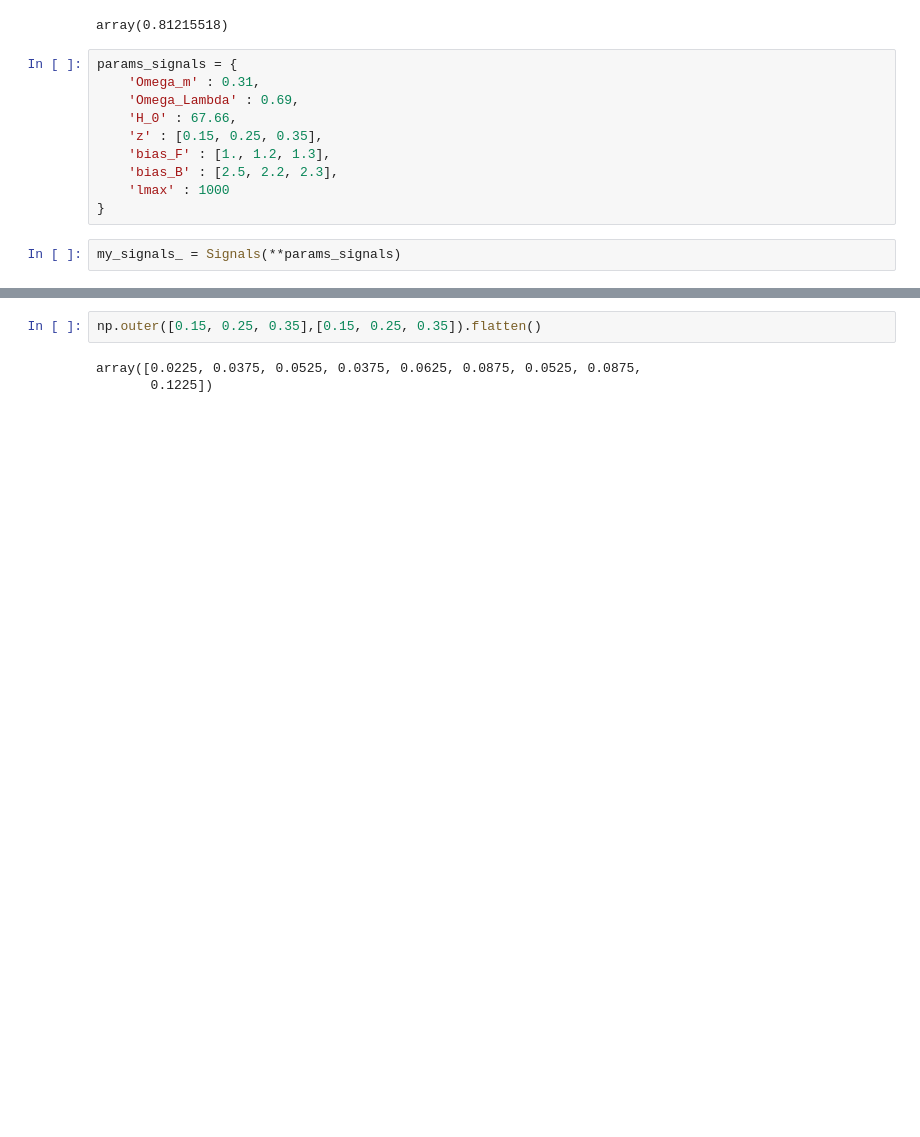
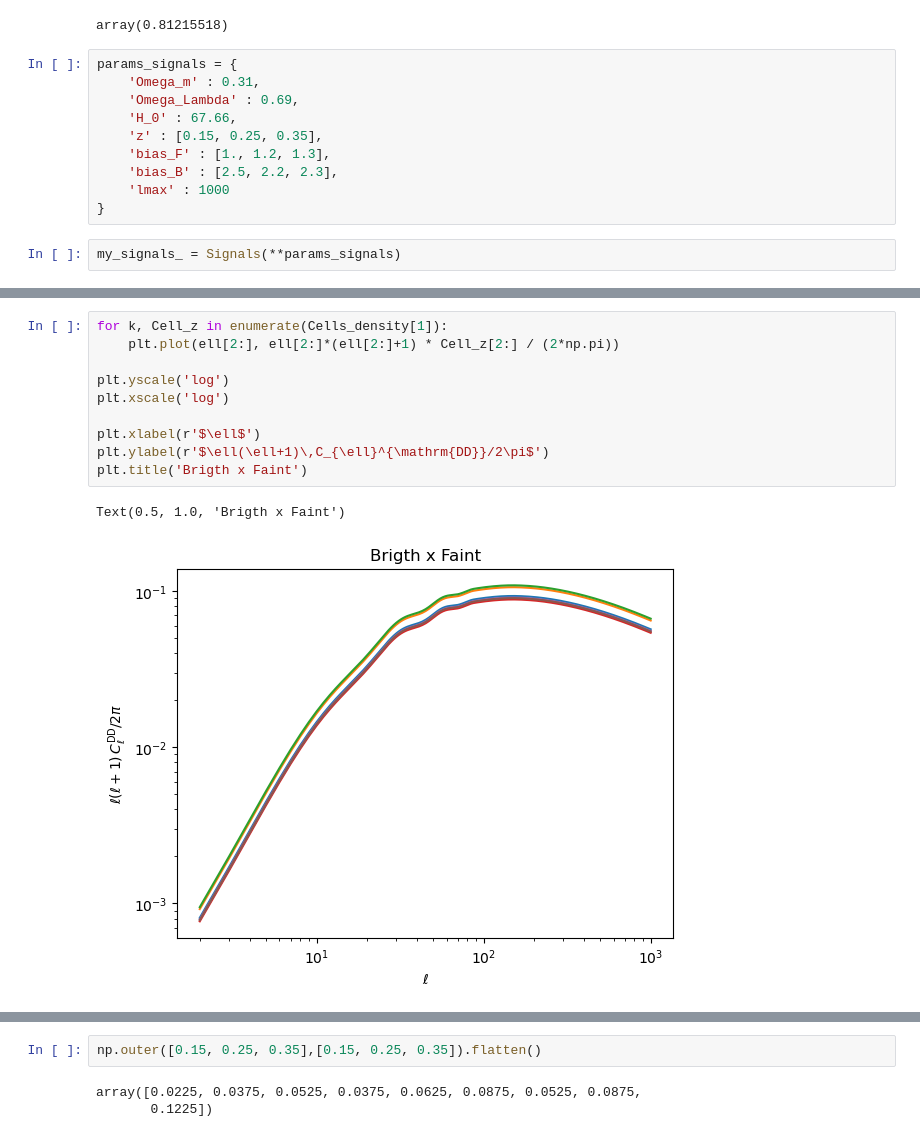
Before and after one commit to PaulineGorbatchev/C_ells, a Jupyter notebook: test.ipynb, the cells around one changed output, grey strips where cells are left out. Saved outputs shown, nothing was run; the diff lists cells and outputs as text; blank space fills up the shorter version.

```diff
--- a/test.ipynb
+++ b/test.ipynb
@@ -207,0 +200,13 @@ Text(0, 0.5, '$\\ell(\\ell+1)\\,C_{\\ell}^{\\mathrm{DD}}/2\\pi$')
+# %%
+for k, Cell_z in enumerate(Cells_density[1]):
+    plt.plot(ell[2:], ell[2:]*(ell[2:]+1) * Cell_z[2:] / (2*np.pi))
+
+plt.yscale('log')
+plt.xscale('log')
+
+plt.xlabel(r'$\ell$')
+plt.ylabel(r'$\ell(\ell+1)\,C_{\ell}^{\mathrm{DD}}/2\pi$')
+plt.title('Brigth x Faint')
+# %% [output]
+Text(0.5, 1.0, 'Brigth x Faint')
+[figure, added]
```
Also changed, not shown: parts of 21 cells of this notebook, 1 other file.
